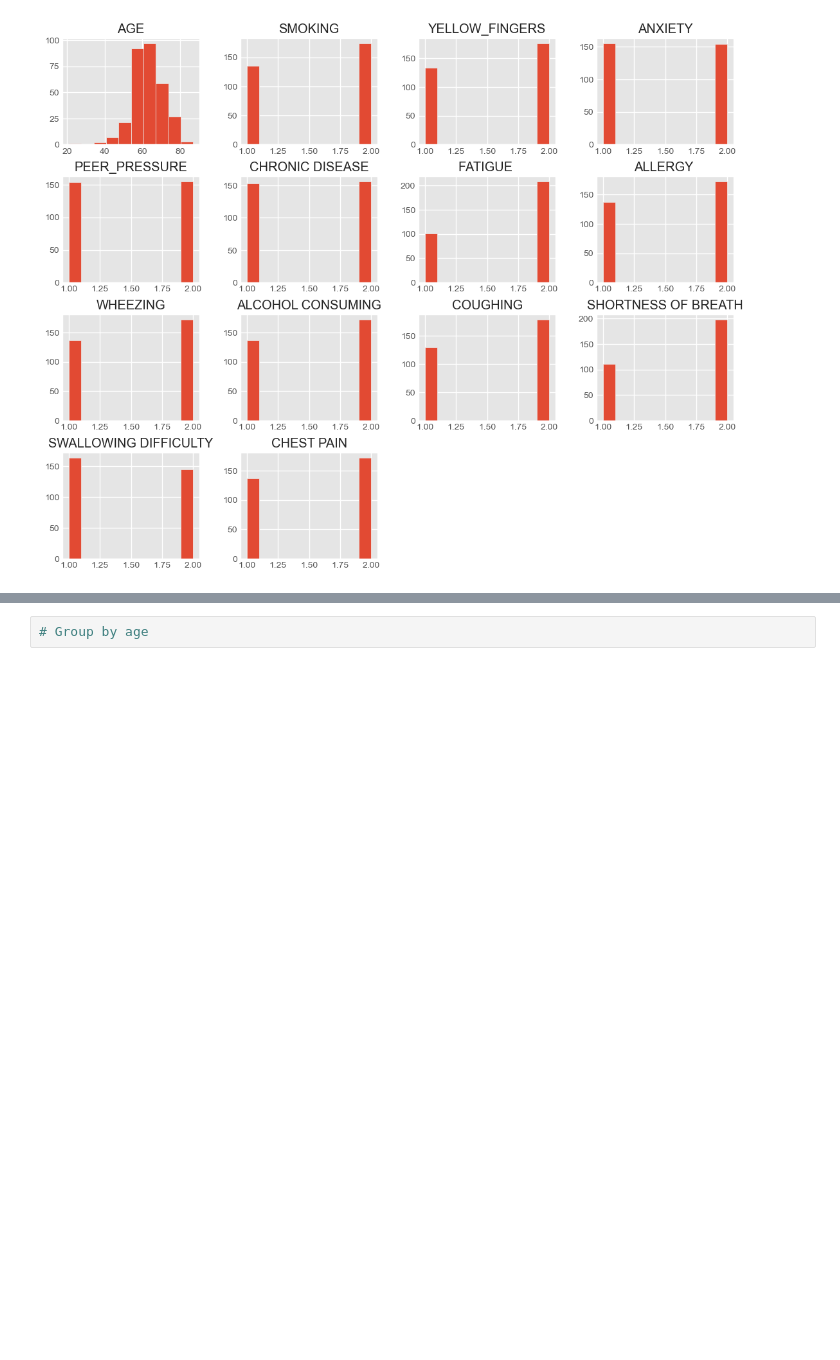
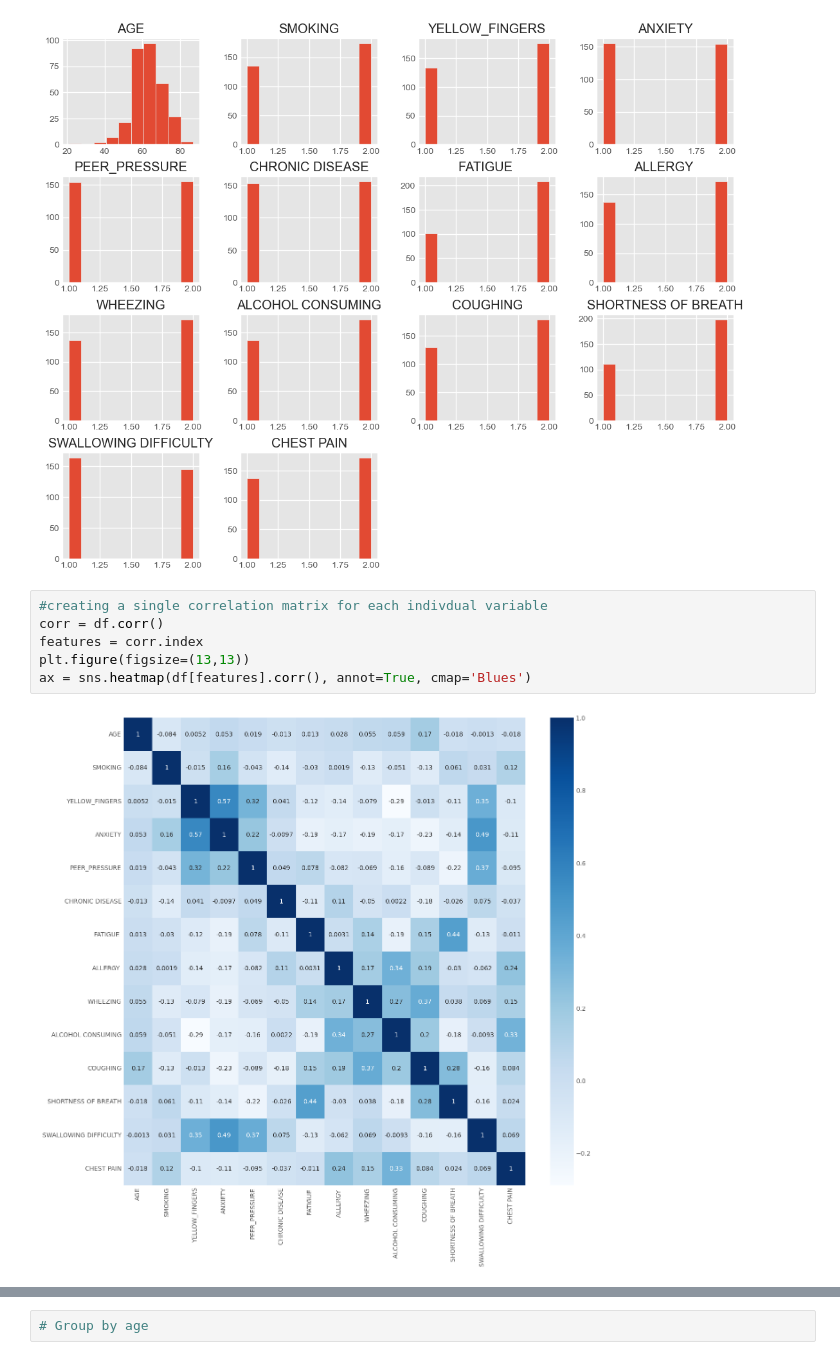
Before and after one commit to jre8301/Data-Dive-1, a Jupyter notebook: main.ipynb, the cells around one changed output, grey strips where cells are left out. Drawn from its saved outputs; the diff is of its cells as text; blank space fills up the shorter version.

```diff
--- a/main.ipynb
+++ b/main.ipynb
@@ -75,3 +95,11 @@ df.hist(figsize=(12,10))
 plt.show()
 # %% [output]
 [figure]
+# %%
+#creating a single correlation matrix for each indivdual variable
+corr = df.corr()
+features = corr.index
+plt.figure(figsize=(13,13))
+ax = sns.heatmap(df[features].corr(), annot=True, cmap='Blues')
+# %% [output]
+[figure, added]
```
Also changed, not shown: parts of 12 cells of this notebook.
